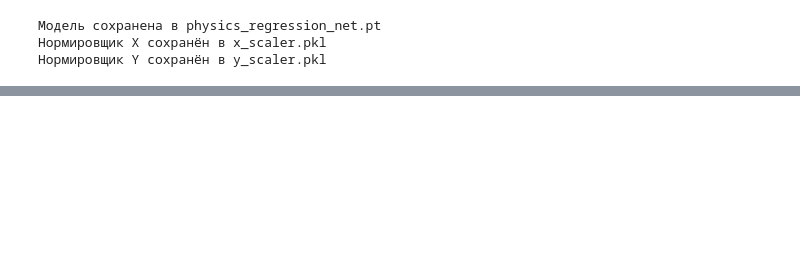
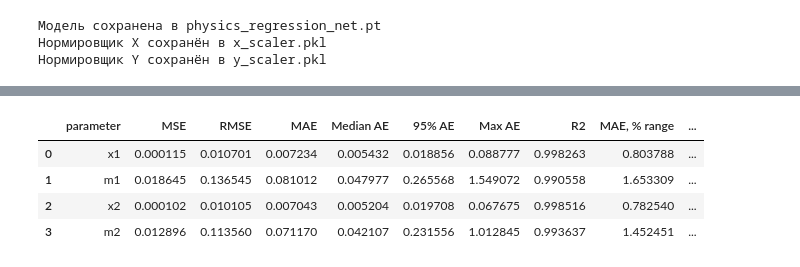
Before and after one commit to appu-frog/VKR, a Jupyter notebook: VKR1.ipynb, the cells around one changed output, grey strips where cells are left out. Cells and saved outputs as stored; diff of their text form; code cells hidden in the pictures; blank space fills up the shorter version.

```diff
--- a/VKR1.ipynb
+++ b/VKR1.ipynb
@@ -1045,0 +1225,59 @@ Valid reconstructed samples: 1500 from 1500
+# %%
+from sklearn.metrics import r2_score
+
+abs_errors = np.abs(Y_pred_test - Y_true_test)
+
+mse_by_target = mean_squared_error(
+    Y_true_test,
+    Y_pred_test,
+    multioutput="raw_values"
+)
+
+mae_by_target = mean_absolute_error(
+    Y_true_test,
+    Y_pred_test,
+    multioutput="raw_values"
+)
+
+rmse_by_target = np.sqrt(mse_by_target)
+
+r2_by_target = r2_score(
+    Y_true_test,
+    Y_pred_test,
+    multioutput="raw_values"
+)
+
+median_abs_error = np.median(abs_errors, axis=0)
+p95_abs_error = np.percentile(abs_errors, 95, axis=0)
+max_abs_error = np.max(abs_errors, axis=0)
+
+range_x = 0.95 - 0.05
+range_m = 5.0 - 0.1
+
+ranges = np.array([range_x, range_m, range_x, range_m])
+
+mae_percent_of_range = mae_by_target / ranges * 100
+rmse_percent_of_range = rmse_by_target / ranges * 100
+p95_percent_of_range = p95_abs_error / ranges * 100
+
+extended_metrics_df = pd.DataFrame({
+    "parameter": target_names,
+    "MSE": mse_by_target,
+    "RMSE": rmse_by_target,
+    "MAE": mae_by_target,
+    "Median AE": median_abs_error,
+    "95% AE": p95_abs_error,
+    "Max AE": max_abs_error,
+    "R2": r2_by_target,
+    "MAE, % range": mae_percent_of_range,
+    "RMSE, % range": rmse_percent_of_range,
+    "95% AE, % range": p95_percent_of_range
+})
+
+extended_metrics_df
+# %% [output]
+|  | parameter | MSE | RMSE | MAE | Median AE | 95% AE | Max AE | R2 | MAE, % range | ... |
+| 0 | x1 | 0.000115 | 0.010701 | 0.007234 | 0.005432 | 0.018856 | 0.088777 | 0.998263 | 0.803788 | ... |
+| 1 | m1 | 0.018645 | 0.136545 | 0.081012 | 0.047977 | 0.265568 | 1.549072 | 0.990558 | 1.653309 | ... |
+| 2 | x2 | 0.000102 | 0.010105 | 0.007043 | 0.005204 | 0.019708 | 0.067675 | 0.998516 | 0.782540 | ... |
+| 3 | m2 | 0.012896 | 0.113560 | 0.071170 | 0.042107 | 0.231556 | 1.012845 | 0.993637 | 1.452451 | ... |
```
Also changed, not shown: parts of 29 cells of this notebook, 6 other files.
